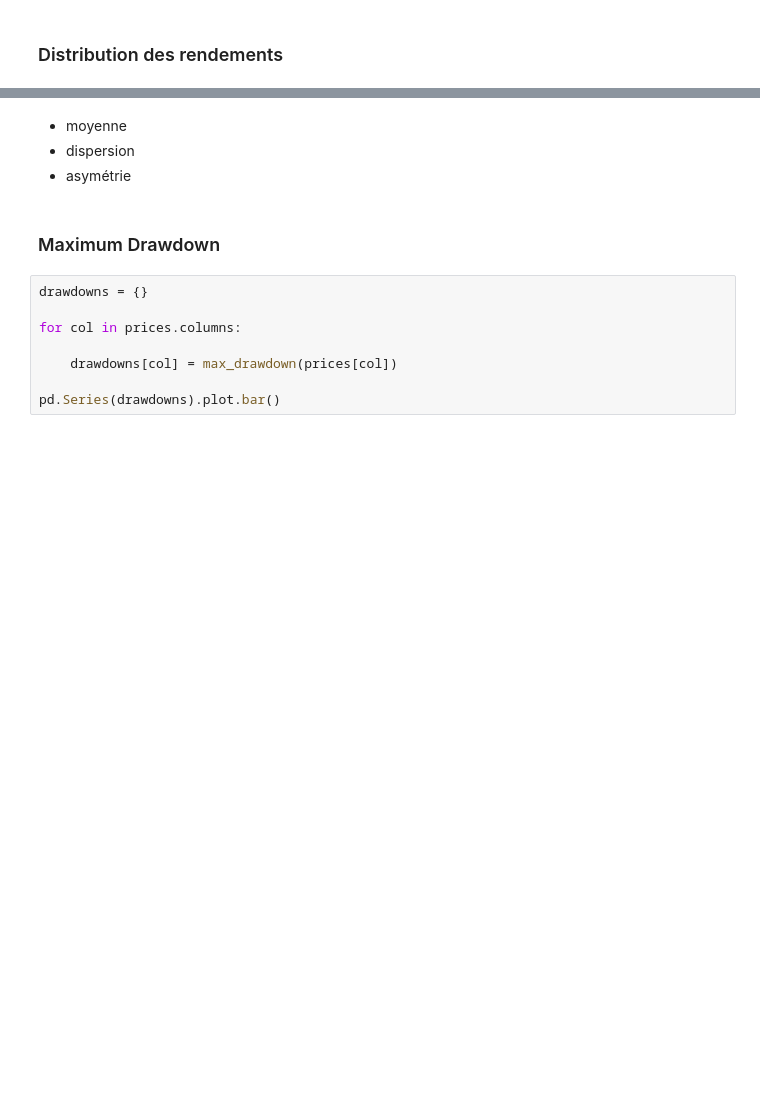
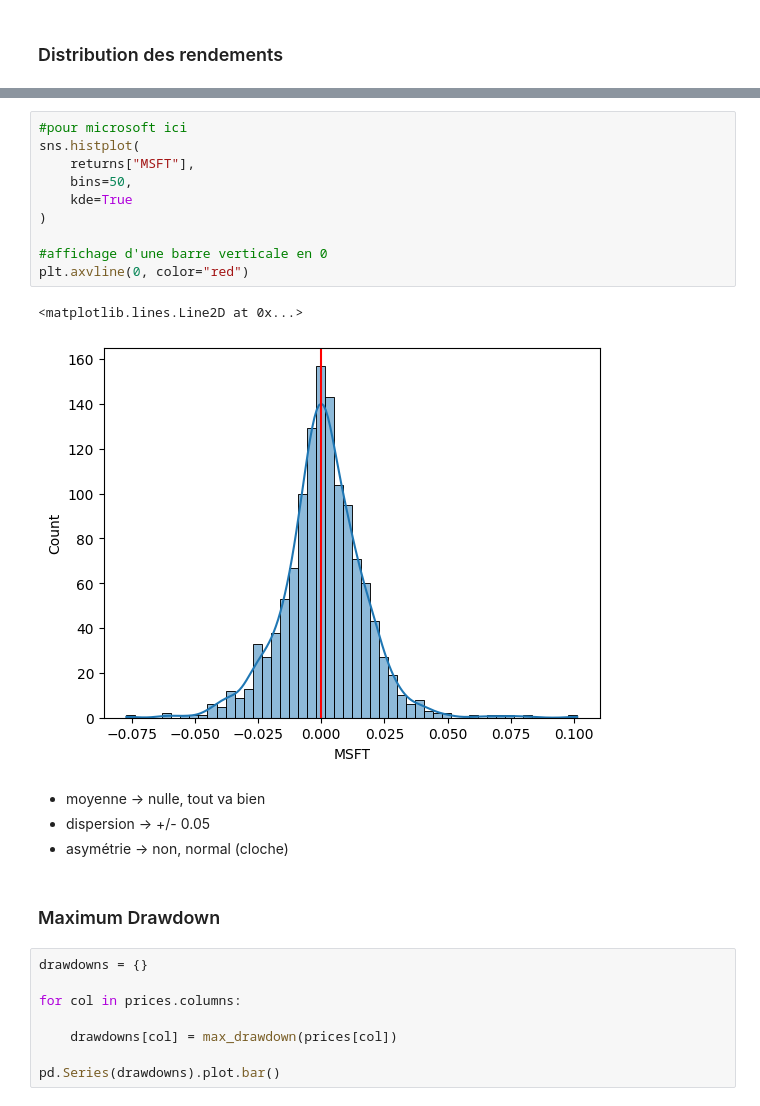
Before and after one commit to ambre-bissi/ESG-Portfolio-Optimizer, a Jupyter notebook: Notebooks/02_risk_analysis.ipynb, the cells around one changed output, grey strips where cells are left out. Cells and saved outputs as stored; diff of their text form; blank space fills up the shorter version.

```diff
--- a/Notebooks/02_risk_analysis.ipynb
+++ b/Notebooks/02_risk_analysis.ipynb
@@ -167,7 +194,21 @@ sns.histplot(
+# %%
+#pour microsoft ici
+sns.histplot(
+    returns["MSFT"],
+    bins=50,
+    kde=True
+)
+
+#affichage d'une barre verticale en 0
+plt.axvline(0, color="red")
+# %% [output]
+<matplotlib.lines.Line2D at 0x...>
+[figure, added]
 # %% [markdown]
-* moyenne
-* dispersion
-* asymétrie
+
+* moyenne -> nulle, tout va bien
+* dispersion -> +/- 0.05
+* asymétrie -> non, normal (cloche)
 # %% [markdown]
 ### Maximum Drawdown
 # %%
```
Also changed, not shown: parts of 32 cells of this notebook.
